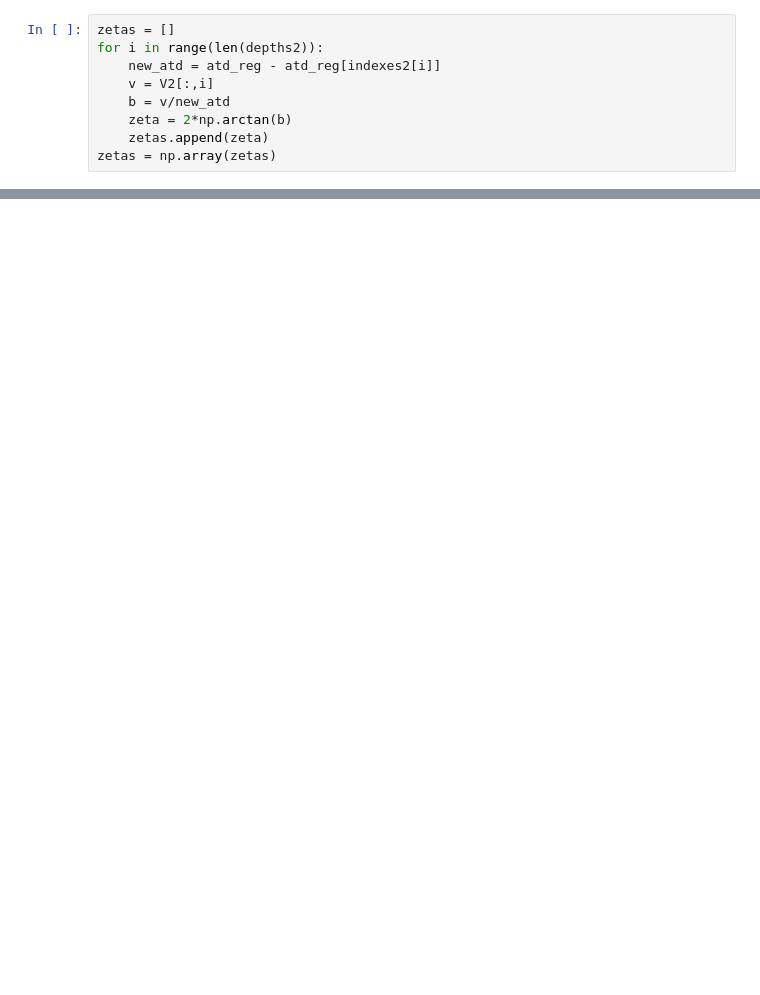
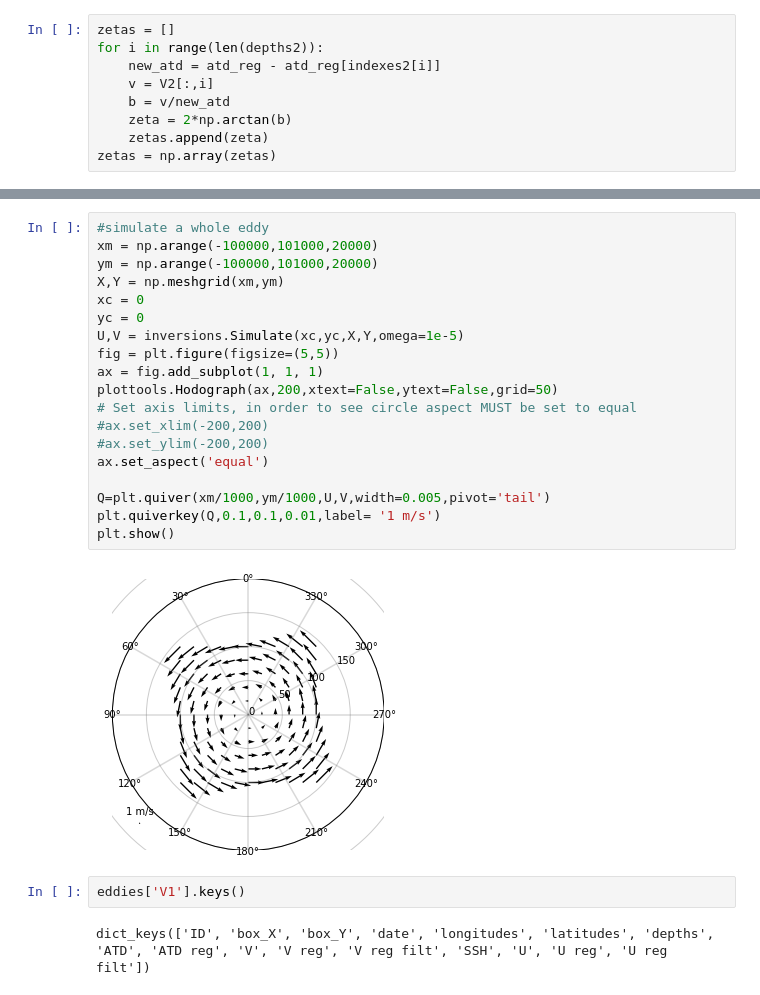
Before and after one commit to TheBobby/ADCP, a Jupyter notebook: Example.ipynb, the cells around one changed output, grey strips where cells are left out. Saved outputs shown, nothing was run; the diff lists cells and outputs as text; blank space fills up the shorter version.

```diff
--- a/Example.ipynb
+++ b/Example.ipynb
@@ -387,0 +392,25 @@ plt.gca().invert_yaxis()
+# %%
+#simulate a whole eddy
+xm = np.arange(-100000,101000,20000)
+ym = np.arange(-100000,101000,20000)
+X,Y = np.meshgrid(xm,ym)
+xc = 0
+yc = 0
+U,V = inversions.Simulate(xc,yc,X,Y,omega=1e-5)
+fig = plt.figure(figsize=(5,5))
+ax = fig.add_subplot(1, 1, 1)
+plottools.Hodograph(ax,200,xtext=False,ytext=False,grid=50)
+# Set axis limits, in order to see circle aspect MUST be set to equal
+#ax.set_xlim(-200,200)
+#ax.set_ylim(-200,200)
+ax.set_aspect('equal')
+
+Q=plt.quiver(xm/1000,ym/1000,U,V,width=0.005,pivot='tail')
+plt.quiverkey(Q,0.1,0.1,0.01,label= '1 m/s')
+plt.show()
+# %% [output]
+[figure, added]
+# %%
+eddies['V1'].keys()
+# %% [output]
+dict_keys(['ID', 'box_X', 'box_Y', 'date', 'longitudes', 'latitudes', 'depths', 'ATD', 'ATD reg', 'V', 'V reg', 'V reg filt', 'SSH', 'U', 'U reg', 'U reg filt'])
```
Also changed, not shown: parts of 35 cells of this notebook, 2 other files.
